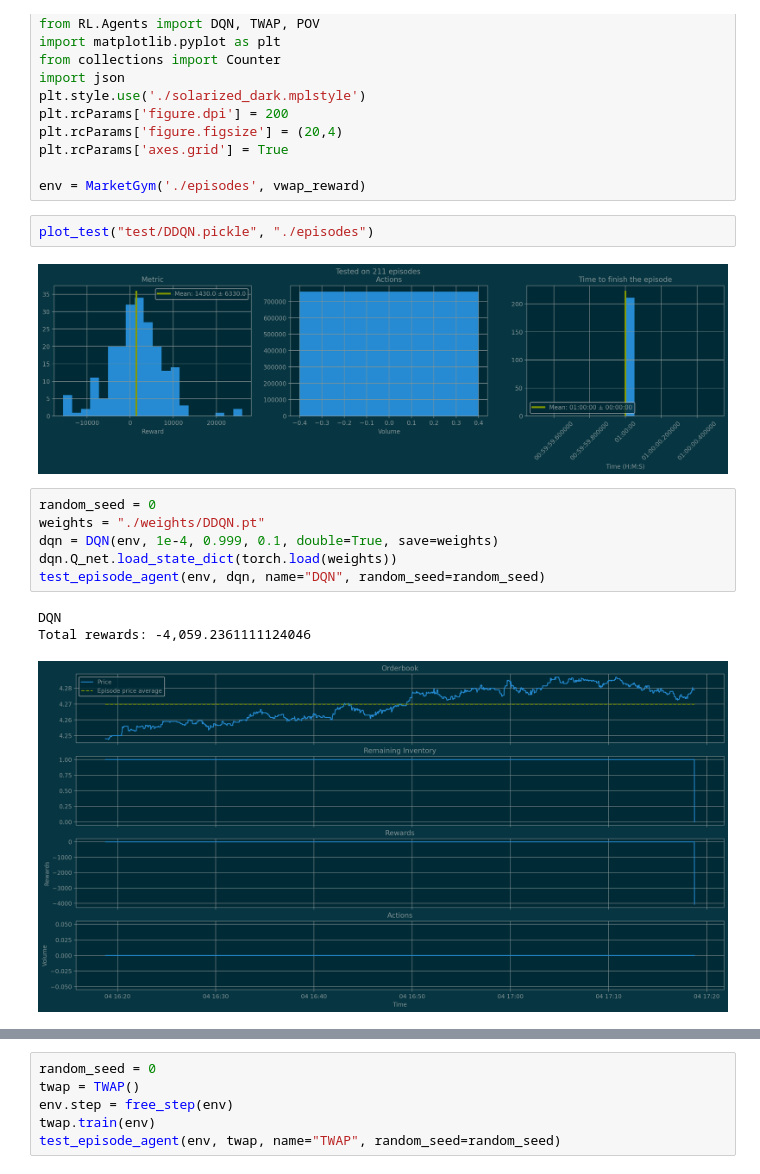
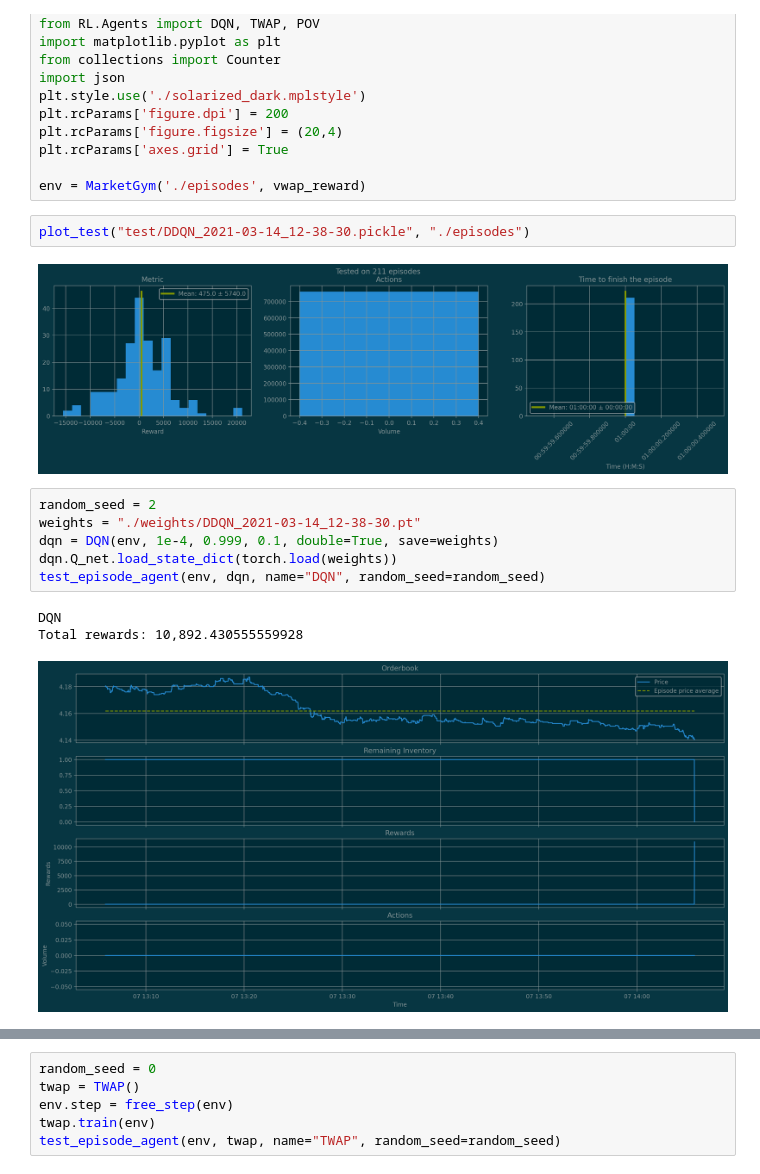
Before and after one commit to ifayost/BestExecutionRL, a Jupyter notebook: results.ipynb, the cells around one changed output, grey strips where cells are left out. Cells and saved outputs as stored; diff of their text form.

```diff
--- a/results.ipynb
+++ b/results.ipynb
@@ -16,17 +16,17 @@ plt.rcParams['axes.grid'] = True
 
 env = MarketGym('./episodes', vwap_reward)
 # %%
-plot_test("test/DDQN.pickle", "./episodes")
+plot_test("test/DDQN_2021-03-14_12-38-30.pickle", "./episodes")
 # %% [output]
-[figure, old version]
+[figure, new version]
 # %%
-random_seed = 0
-weights = "./weights/DDQN.pt"
+random_seed = 2
+weights = "./weights/DDQN_2021-03-14_12-38-30.pt"
 dqn = DQN(env, 1e-4, 0.999, 0.1, double=True, save=weights)
 dqn.Q_net.load_state_dict(torch.load(weights))
 test_episode_agent(env, dqn, name="DQN", random_seed=random_seed)
 # %% [output]
 DQN
-Total rewards: -4,059.2361111124046
+Total rewards: 10,892.430555559928
-[figure, old version]
+[figure, new version]
 # %%
```
Also changed, not shown: parts of 2 cells of this notebook, 1 other file.
